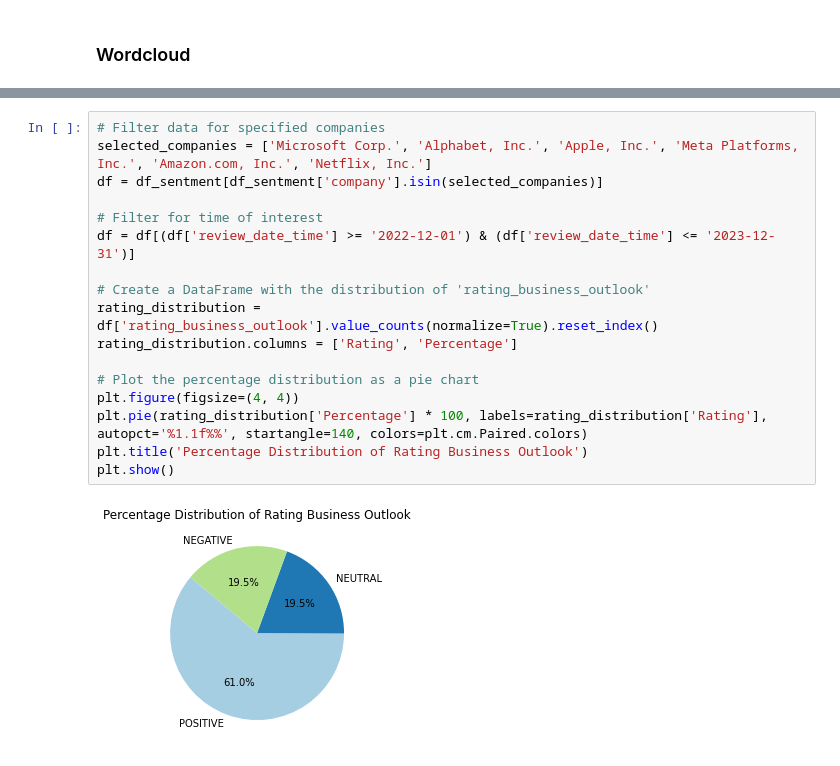
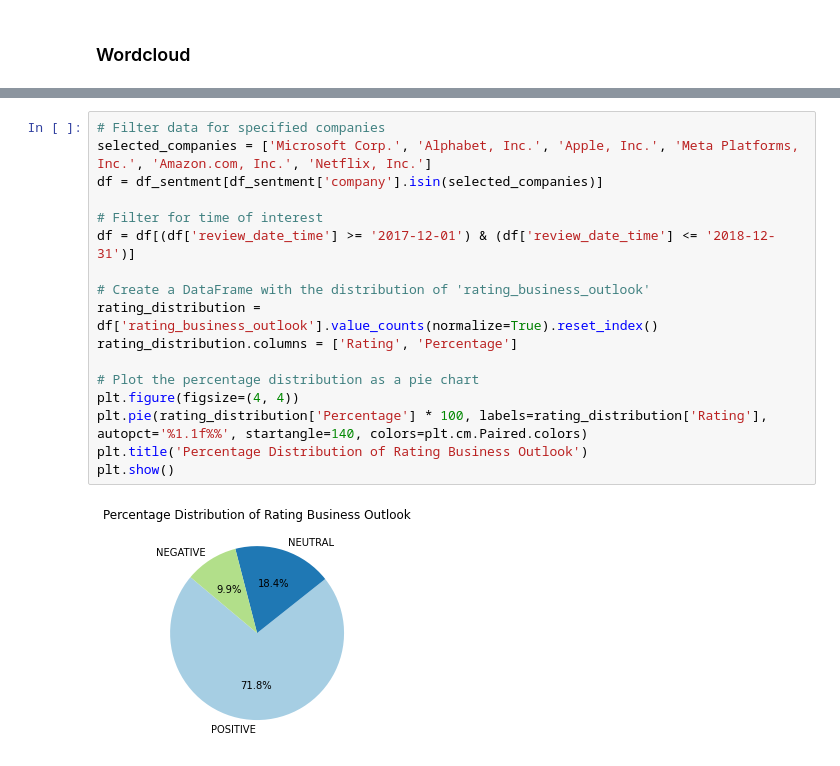
Before and after one commit to kevinmiguel97/Revelio-Labs, a Jupyter notebook: Revelio Notebook.ipynb, the cells around one changed output, grey strips where cells are left out. Saved outputs shown, nothing was run; the diff lists cells and outputs as text.

```diff
--- a/Revelio Notebook.ipynb
+++ b/Revelio Notebook.ipynb
@@ -395,19 +344,19 @@ create_word_cloud(df_sentment, 'review_pros', sentiment='positive')
 # %%
 # Filter data for specified companies
 selected_companies = ['Microsoft Corp.', 'Alphabet, Inc.', 'Apple, Inc.', 'Meta Platforms, Inc.', 'Amazon.com, Inc.', 'Netflix, Inc.']
 df = df_sentment[df_sentment['company'].isin(selected_companies)]
 
 # Filter for time of interest
-df = df[(df['review_date_time'] >= '2022-12-01') & (df['review_date_time'] <= '2023-12-31')]
+df = df[(df['review_date_time'] >= '2017-12-01') & (df['review_date_time'] <= '2018-12-31')]
 
 # Create a DataFrame with the distribution of 'rating_business_outlook'
 rating_distribution = df['rating_business_outlook'].value_counts(normalize=True).reset_index()
 rating_distribution.columns = ['Rating', 'Percentage']
 
 # Plot the percentage distribution as a pie chart
 plt.figure(figsize=(4, 4))
 plt.pie(rating_distribution['Percentage'] * 100, labels=rating_distribution['Rating'], autopct='%1.1f%%', startangle=140, colors=plt.cm.Paired.colors)
 plt.title('Percentage Distribution of Rating Business Outlook')
 plt.show()
 # %% [output]
-[figure, old version]
+[figure, new version]
```
Also changed, not shown: parts of 3 cells of this notebook, 1 other file.
